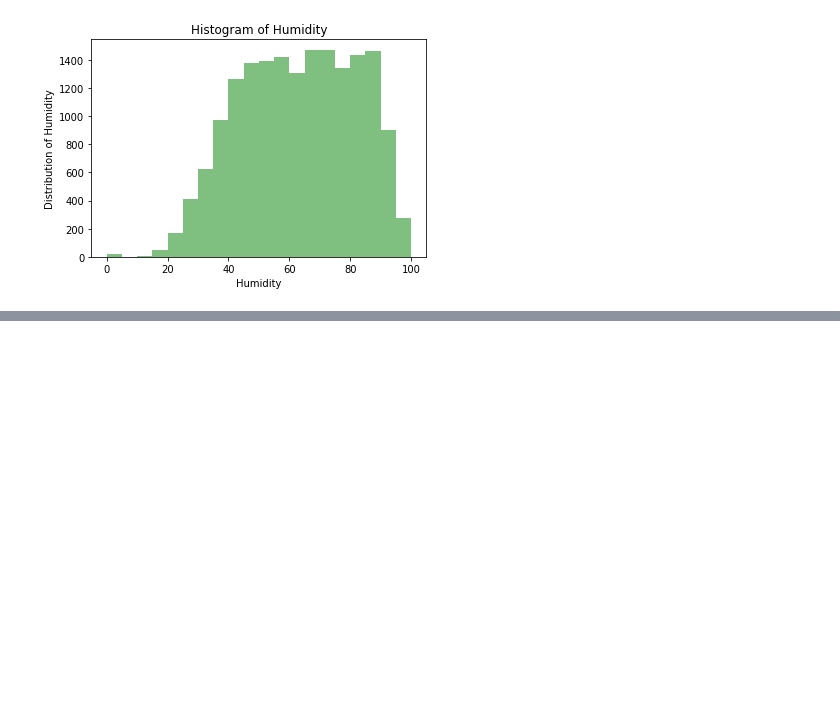
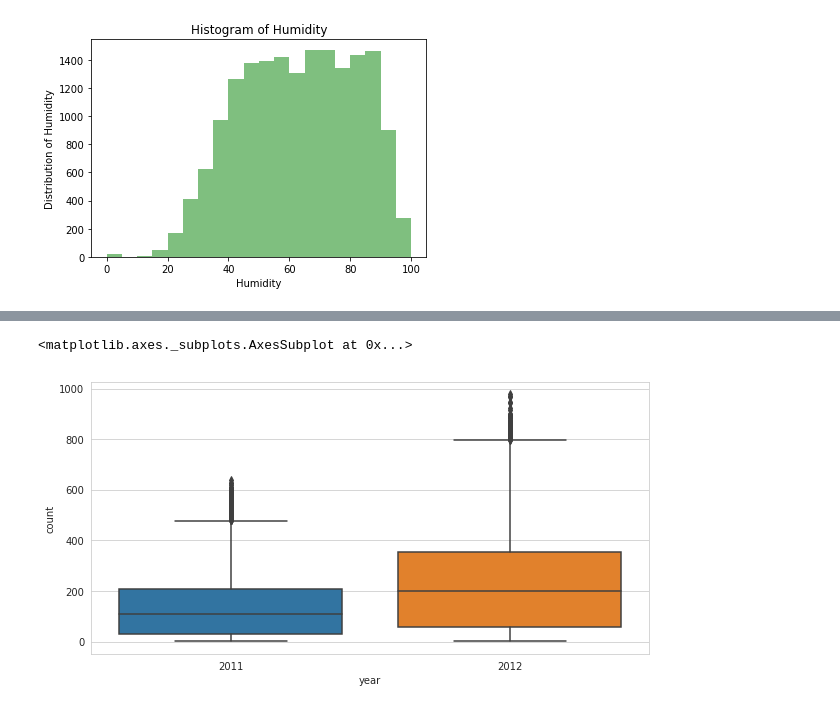
Before and after one commit to Ritik19/Bike-Sharing-Demand, a Jupyter notebook: bsd.ipynb, the cells around one changed output, grey strips where cells are left out. Drawn from its saved outputs; the diff is of its cells as text; code cells hidden in the pictures; blank space fills up the shorter version.

```diff
--- a/bsd.ipynb
+++ b/bsd.ipynb
@@ -73,0 +147,12 @@ data['workingday'] = data.workingday.astype('category')
+# %%
+import seaborn as sn
+
+# boxplot for year vs count
+plt.figure(figsize=(10,5))
+sn.set_style(style='whitegrid')
+sn.boxplot(data=train_data,x='year',y='count')
+
+# Depicts increasing demand over the year.
+# %% [output]
+<matplotlib.axes._subplots.AxesSubplot at 0x...>
+[figure, added]
```
Also changed, not shown: parts of 27 cells of this notebook, 1 other file.
